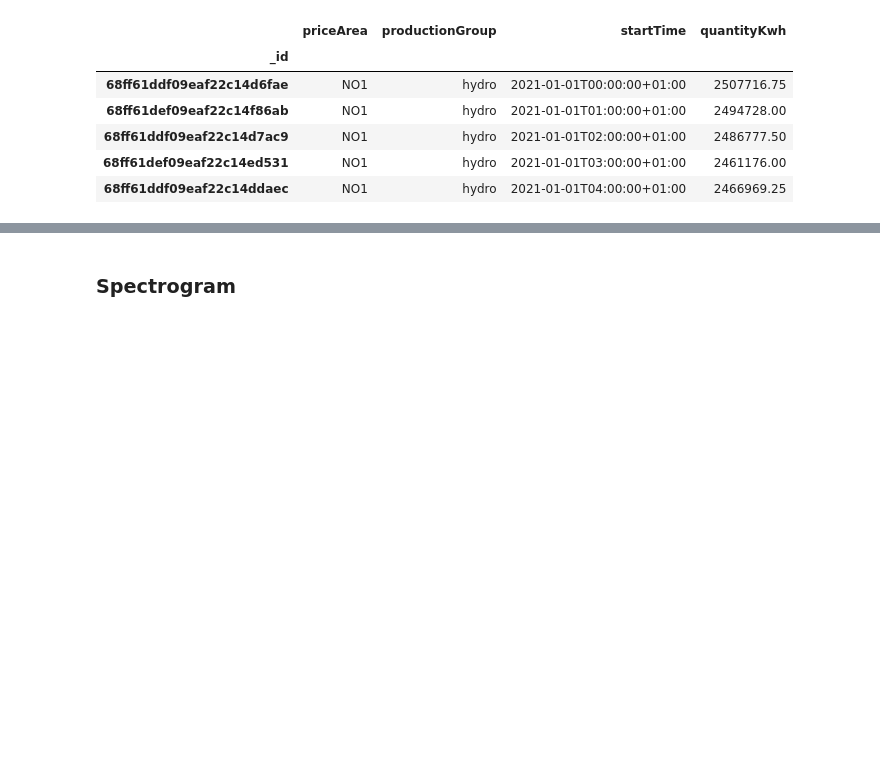
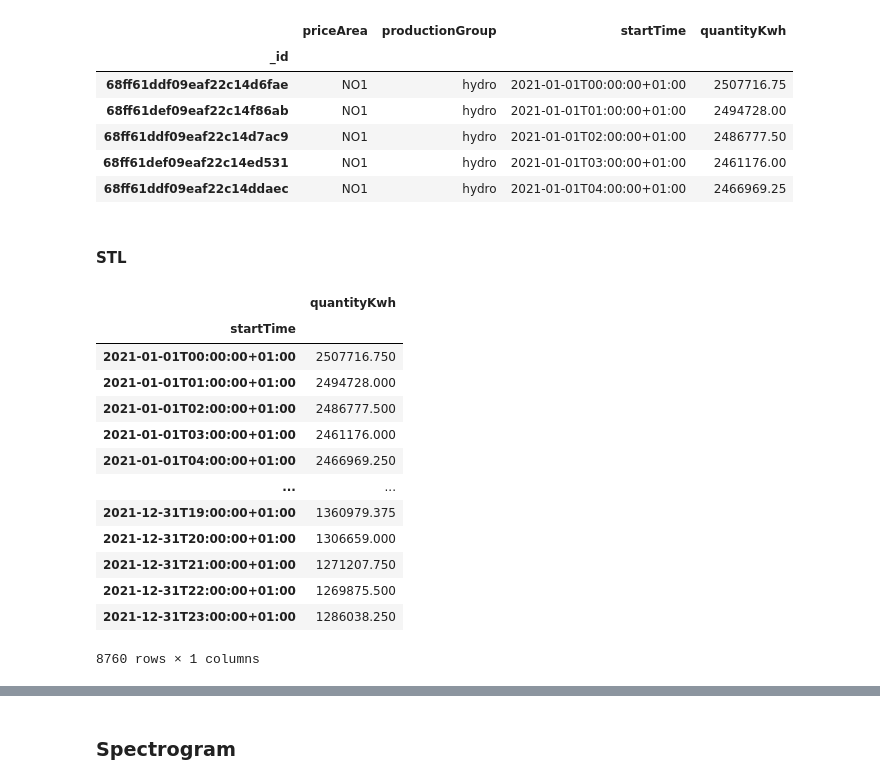
Before and after one commit to Satheris/IND320_SMAA, a Jupyter notebook: project/Assignment3.ipynb, the cells around one changed output, grey strips where cells are left out. Cells and saved outputs as stored; diff of their text form; code cells hidden in the pictures; blank space fills up the shorter version.

```diff
--- a/project/Assignment3.ipynb
+++ b/project/Assignment3.ipynb
@@ -199,10 +193,30 @@ df_elhub.head()
 | 68ff61ddf09eaf22c14d7ac9 | NO1 | hydro | 2021-01-01T02:00:00+01:00 | 2486777.50 |
 | 68ff61def09eaf22c14ed531 | NO1 | hydro | 2021-01-01T03:00:00+01:00 | 2461176.00 |
 | 68ff61ddf09eaf22c14ddaec | NO1 | hydro | 2021-01-01T04:00:00+01:00 | 2466969.25 |
+# %% [markdown]
+#### STL
 # %%
 area = 'NO1'
 prodGroup = 'hydro'
 
 sub_df_elhub = df_elhub[(df_elhub['priceArea'] == area) & (df_elhub['productionGroup'] == prodGroup)]
 
-sub_df_elhub = pd.DataFrame(sub_df_elhub['quantityKwh'], index=sub_df_elhub['startTime'])
+# print(sub_df_elhub.head())
+
+sub_df_elhub = pd.DataFrame(sub_df_elhub[['quantityKwh', 'startTime']]).set_index('startTime')
+sub_df_elhub
+# %% [output]
+|  | quantityKwh |
+| startTime |  |
+| 2021-01-01T00:00:00+01:00 | 2507716.750 |
+| 2021-01-01T01:00:00+01:00 | 2494728.000 |
+| 2021-01-01T02:00:00+01:00 | 2486777.500 |
+| 2021-01-01T03:00:00+01:00 | 2461176.000 |
+| 2021-01-01T04:00:00+01:00 | 2466969.250 |
+| ... | ... |
+| 2021-12-31T19:00:00+01:00 | 1360979.375 |
+| 2021-12-31T20:00:00+01:00 | 1306659.000 |
+| 2021-12-31T21:00:00+01:00 | 1271207.750 |
+| 2021-12-31T22:00:00+01:00 | 1269875.500 |
+| 2021-12-31T23:00:00+01:00 | 1286038.250 |
+8760 rows × 1 columns
```
Also changed, not shown: parts of 13 cells of this notebook.
